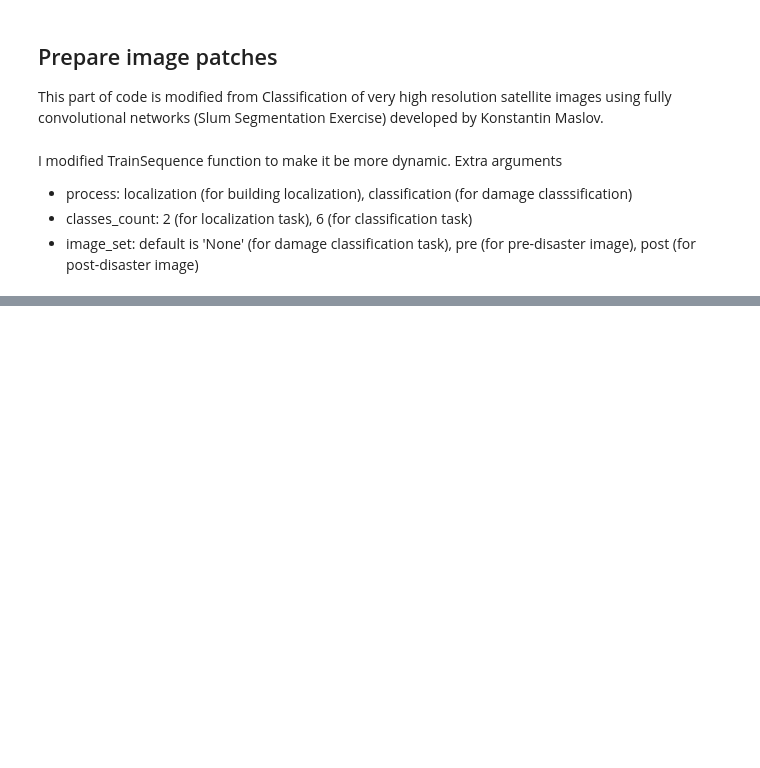
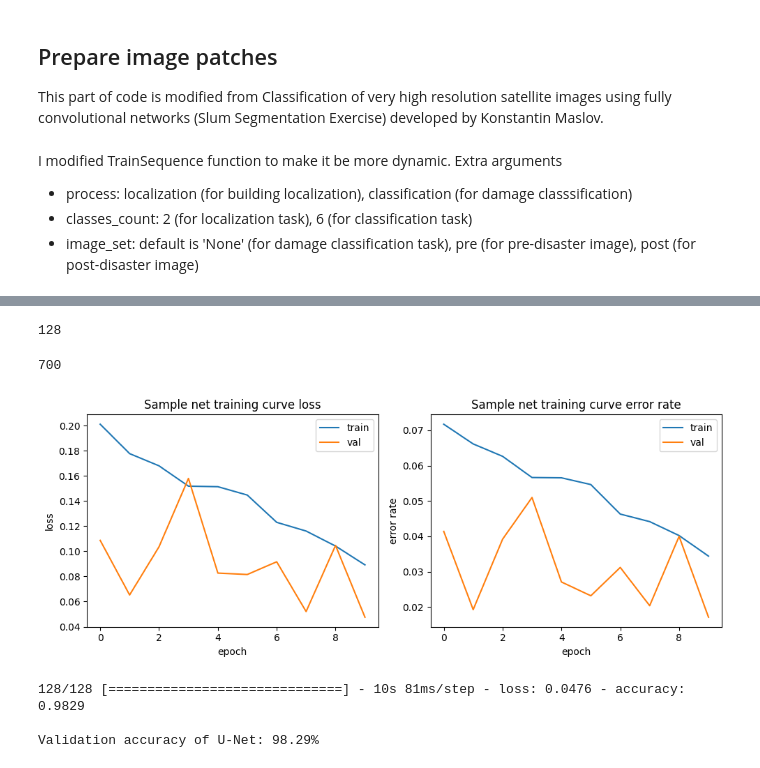
Before and after one commit to japanj/building-damage-assessment, a Jupyter notebook: building_damage_assessment.ipynb, the cells around one changed output, grey strips where cells are left out. Cells and saved outputs as stored; diff of their text form; code cells hidden in the pictures; blank space fills up the shorter version.

```diff
--- a/building_damage_assessment.ipynb
+++ b/building_damage_assessment.ipynb
@@ -352,0 +693,5 @@ print(y.shape)
+# %%
+import dlmodels
+
+model = dlmodels.unet((PATCH_SIZE, PATCH_SIZE, BANDS_COUNT), CLASSES_COUNT)
+model.summary()
@@ -352,0 +716,14 @@ print(y.shape)
+# %%
+model.compile(
+    loss="categorical_crossentropy",
+    optimizer=optimizers.Adam(learning_rate=1e-3),
+    metrics=["accuracy"]
+)
+
+history = model.fit(
+    train_sequence,
+    epochs=EPOCHS,
+    batch_size=BATCH_SIZE,
+    verbose=1,
+    validation_data=val_sequence
+)
@@ -352,0 +754,37 @@ print(y.shape)
+# %%
+len(val_sequence)
+# %% [output]
+128
+# %%
+len(train_sequence)
+# %% [output]
+700
+# %%
+# plot model training history
+fig, axs = plt.subplots(nrows=1, ncols=2, figsize=(10, 4))
+
+axs[0].set_title("Sample net training curve loss")
+axs[0].plot(history.history["loss"], label="train")
+axs[0].plot(history.history["val_loss"], label="val")
+axs[0].legend()
+axs[0].set_ylabel("loss")
+axs[0].set_xlabel("epoch")
+
+axs[1].set_title("Sample net training curve error rate")
+axs[1].plot([1 - _ for _ in history.history["accuracy"]], label="train")
+axs[1].plot([1 - _ for _ in history.history["val_accuracy"]], label="val")
+axs[1].legend()
+axs[1].set_ylabel("error rate")
+axs[1].set_xlabel("epoch")
+
+plt.tight_layout()
+plt.show()
+# %% [output]
+[figure, added]
+# %%
+loss, accuracy = model.evaluate(val_sequence)
+print(f"\nValidation accuracy of U-Net: {100 * accuracy:.2f}%")
+# %% [output]
+128/128 [==============================] - 10s 81ms/step - loss: 0.0476 - accuracy: 0.9829
+
+Validation accuracy of U-Net: 98.29%
```
Also changed, not shown: parts of 20 cells of this notebook, 1 other file.
